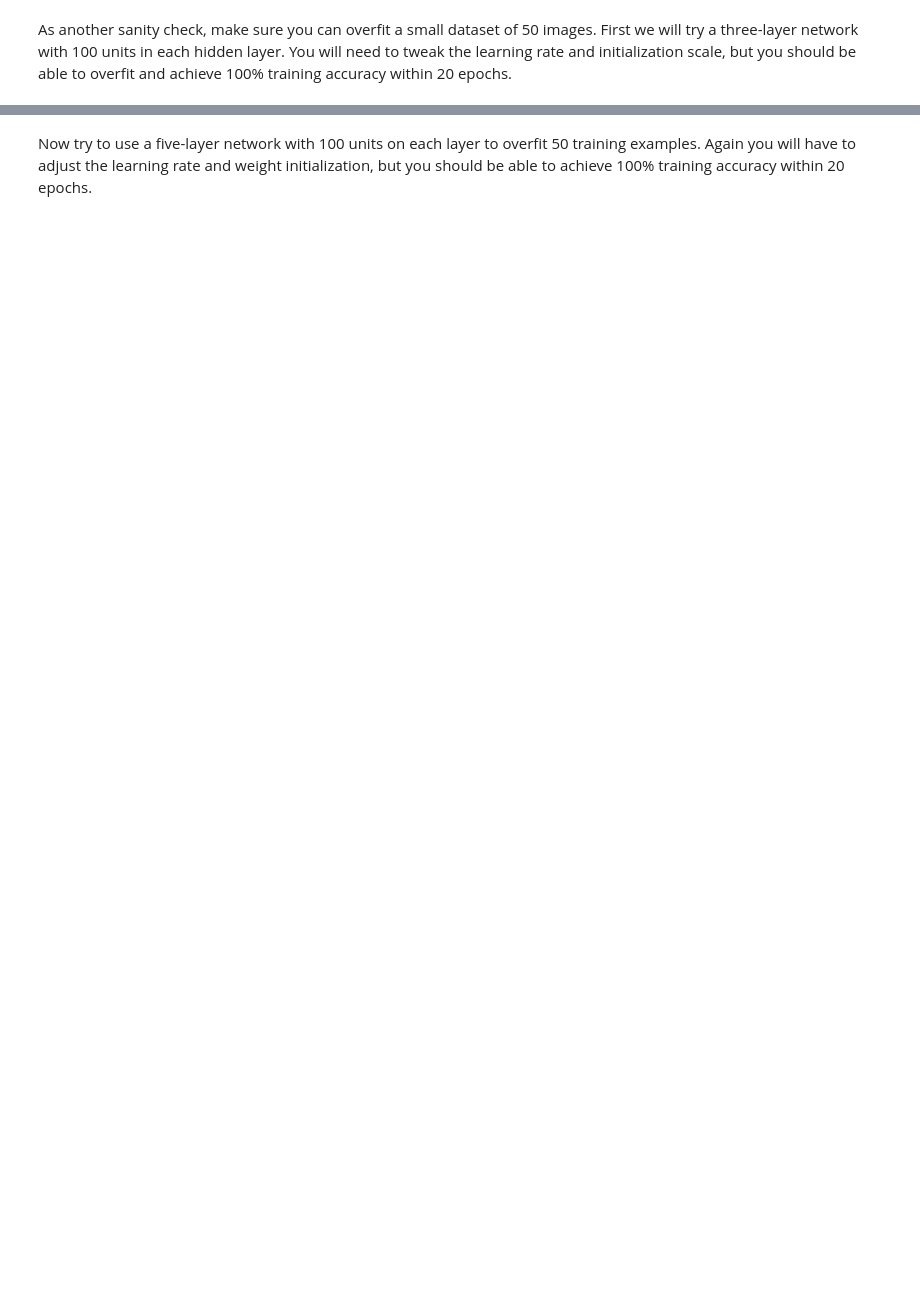
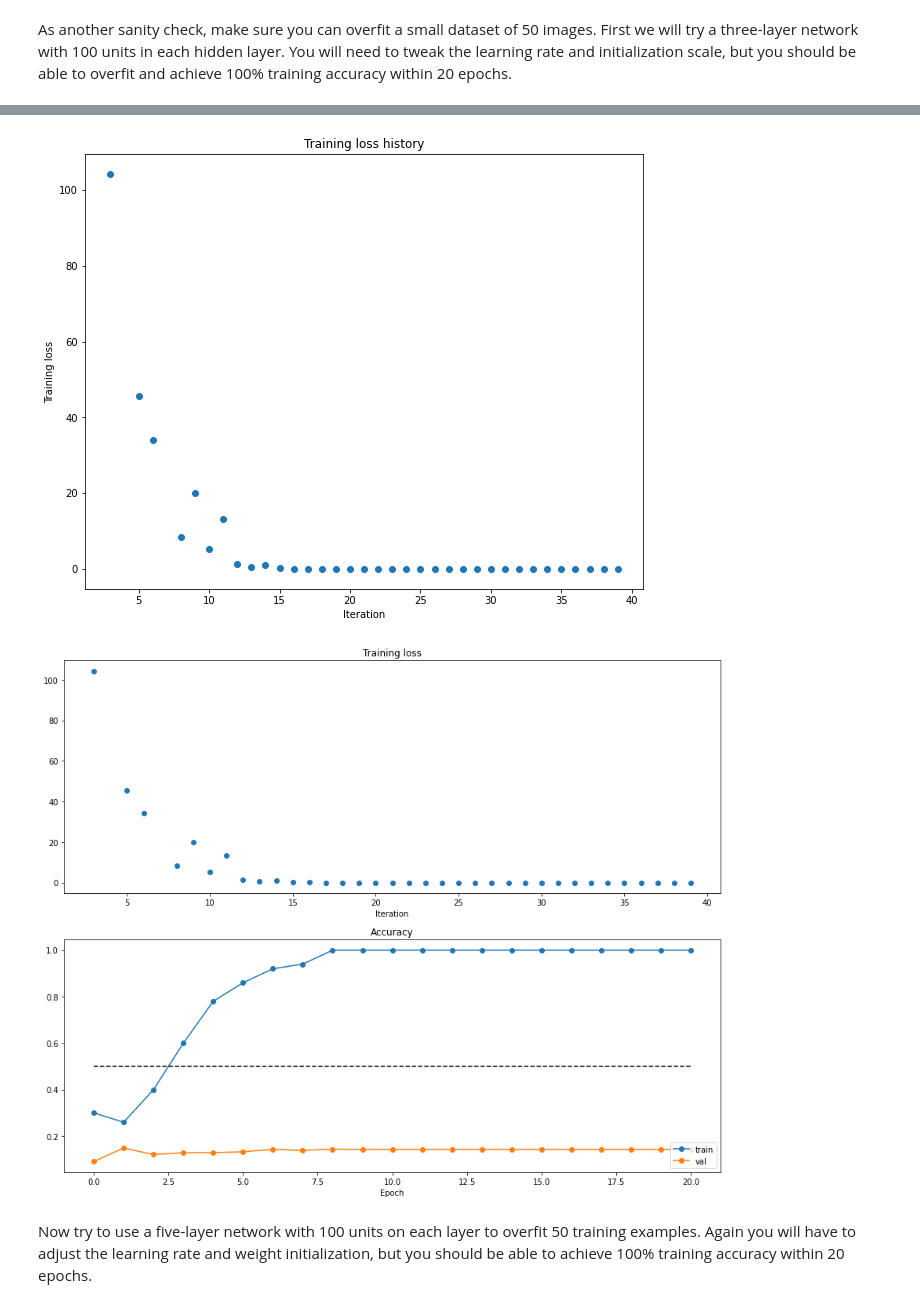
Before and after one commit to th3rring/comp540_hw5, a Jupyter notebook: FullyConnectedNets.ipynb, the cells around one changed output, grey strips where cells are left out. Drawn from its saved outputs; the diff is of its cells as text; code cells hidden in the pictures; blank space fills up the shorter version.

```diff
--- a/FullyConnectedNets.ipynb
+++ b/FullyConnectedNets.ipynb
@@ -332,8 +452,8 @@ small_data = {
   'y_val': data['y_val'],
 }
 
-weight_scale = 1e-2
-learning_rate = 1e-4
+weight_scale = 1e-1
+learning_rate = 1e-3
 model = FullyConnectedNet([100, 100],
               weight_scale=weight_scale, dtype=np.float64)
 solver = Solver(model, small_data,
@@ -365,3 +485,4 @@ plt.xlabel('Epoch')
 plt.legend(loc='lower right')
 plt.gcf().set_size_inches(15, 12)
 plt.show()
+# %% [output]
@@ -368,3 +506,5 @@ plt.show()
+[figure, added]
+[figure, added]
 # %% [markdown]
 Now try to use a five-layer network with 100 units on each layer to overfit 50 training examples. Again you will have to adjust the learning rate and weight initialization, but you should be able to achieve 100% training accuracy within 20 epochs.
 # %%
```
Also changed, not shown: parts of 24 cells of this notebook, 4 other files.
